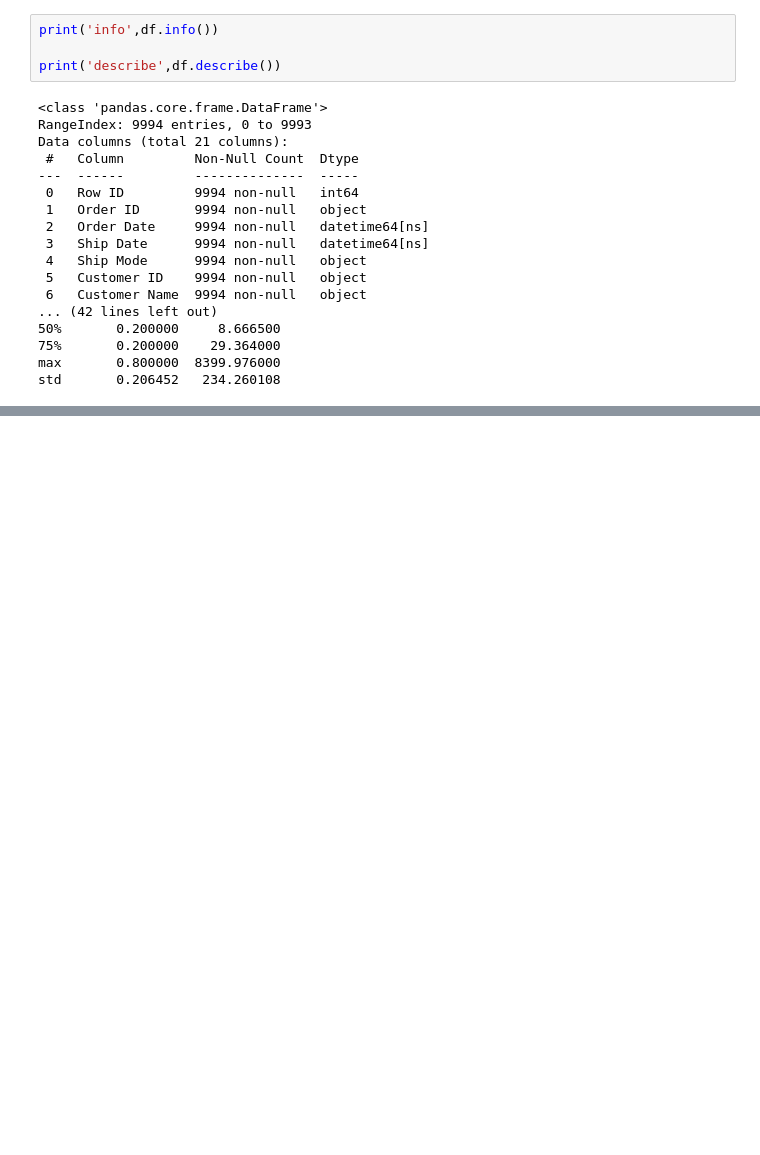
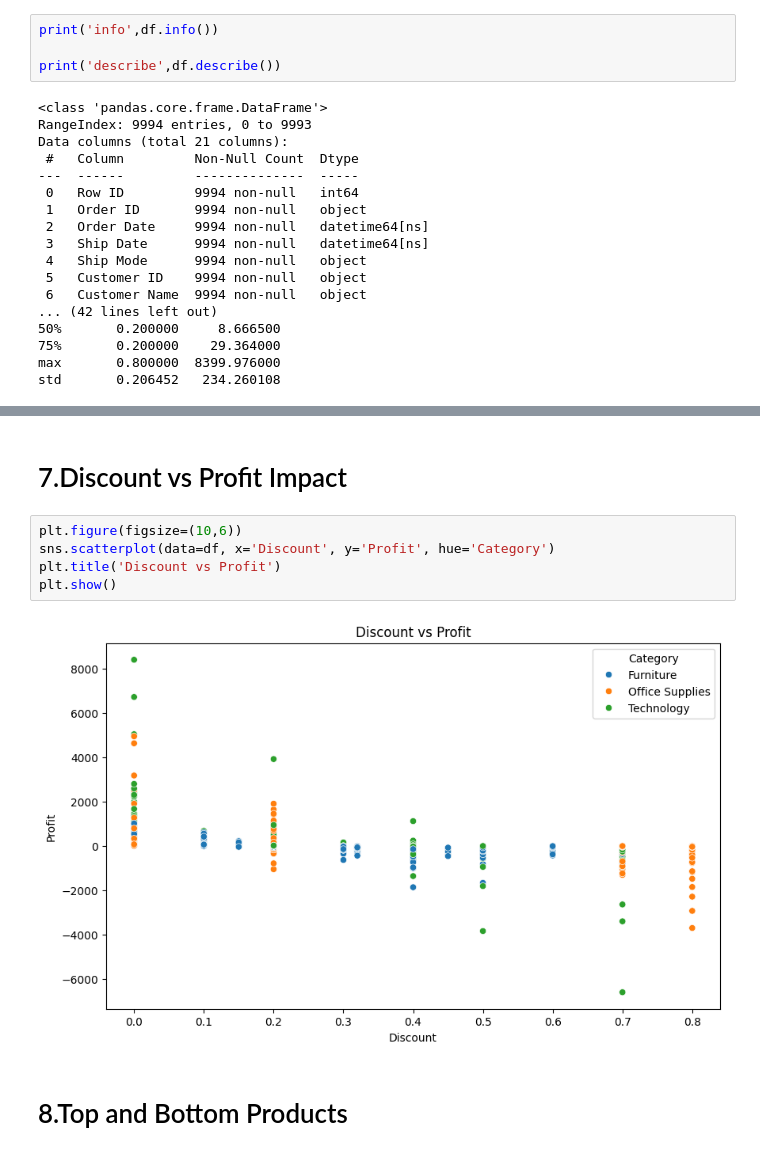
Before and after one commit to Sujithra-Emmanuel/SAMPLE-SUPERSTORE, a Jupyter notebook: Retail Analytics.ipynb, the cells around one changed output, grey strips where cells are left out. Drawn from its saved outputs; the diff is of its cells as text; blank space fills up the shorter version.

```diff
--- a/Retail Analytics.ipynb
+++ b/Retail Analytics.ipynb
@@ -77,0 +180,11 @@ std       0.206452   234.260108
+# %% [markdown]
+# 7.Discount vs Profit Impact
+# %%
+plt.figure(figsize=(10,6))
+sns.scatterplot(data=df, x='Discount', y='Profit', hue='Category')
+plt.title('Discount vs Profit')
+plt.show()
+# %% [output]
+[figure, added]
+# %% [markdown]
+# 8.Top and Bottom Products
```
Also changed, not shown: parts of 17 cells of this notebook, 2 other files.
